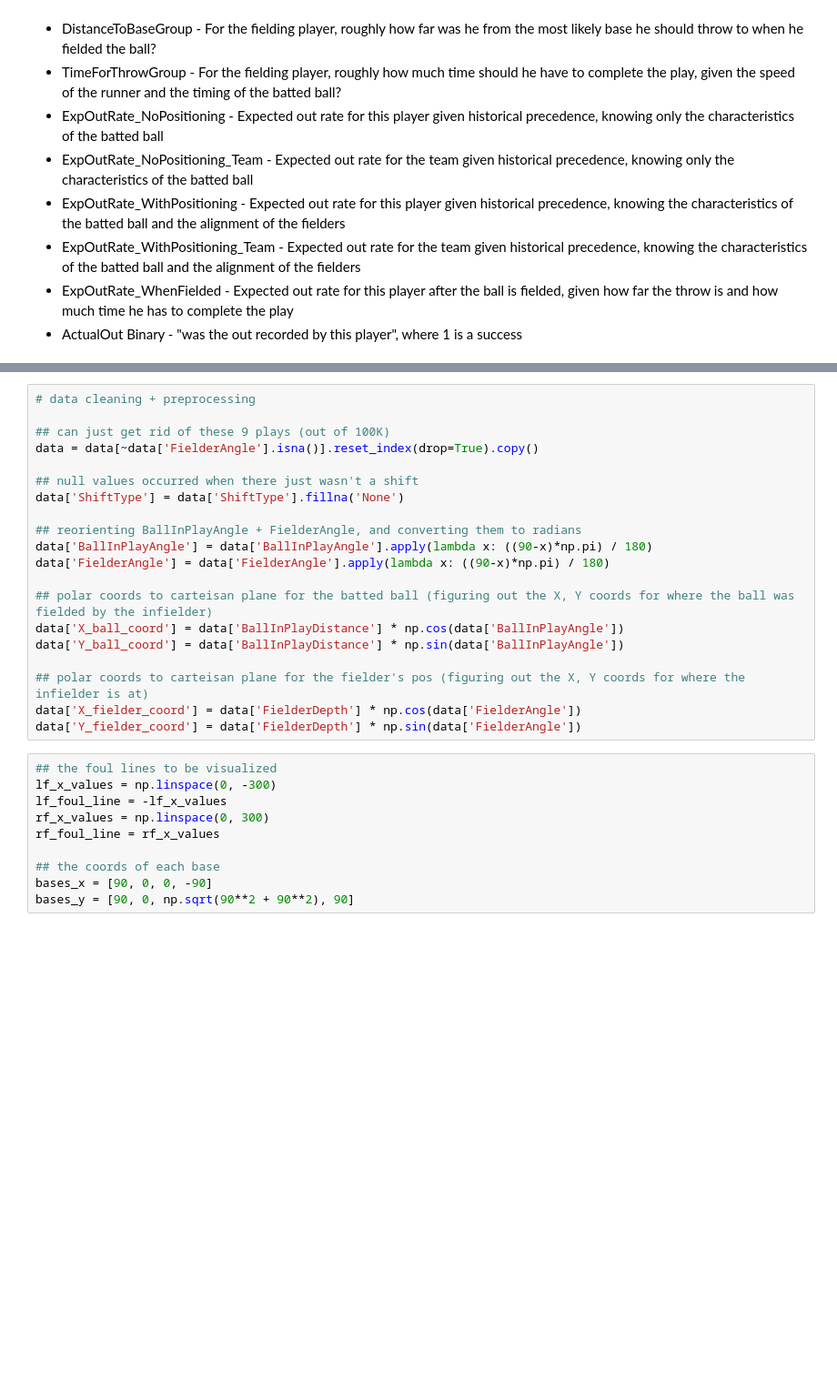
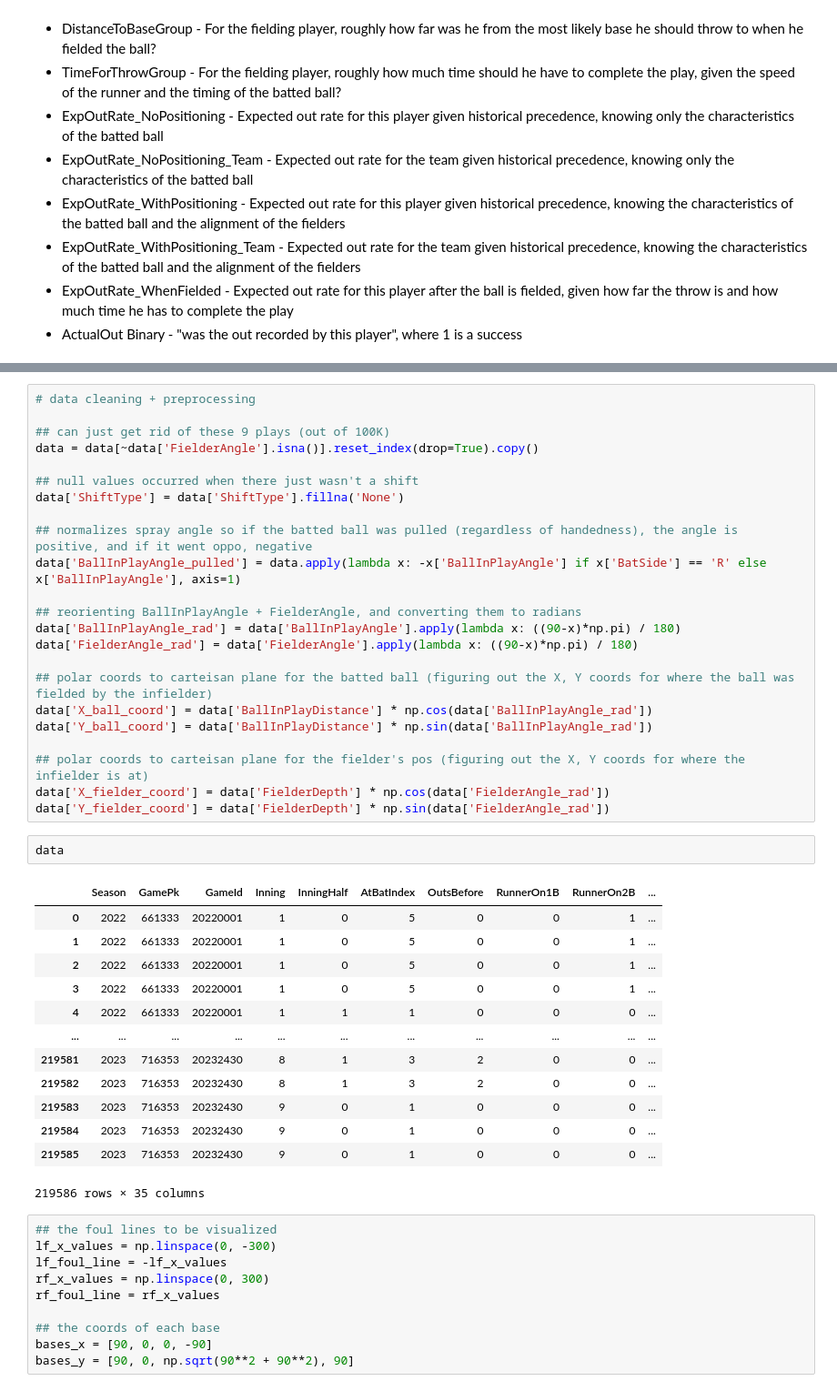
Before and after one commit to d2osborn/OSUHackathon2026, a Jupyter notebook: eda.ipynb, the cells around one changed output, grey strips where cells are left out. Shown at 91% size. Cells and saved outputs as stored; diff of their text form; blank space fills up the shorter version.

```diff
--- a/eda.ipynb
+++ b/eda.ipynb
@@ -126,17 +158,36 @@ data = data[~data['FielderAngle'].isna()].reset_index(drop=True).copy()
 ## null values occurred when there just wasn't a shift
 data['ShiftType'] = data['ShiftType'].fillna('None')
 
+## normalizes spray angle so if the batted ball was pulled (regardless of handedness), the angle is positive, and if it went oppo, negative
+data['BallInPlayAngle_pulled'] = data.apply(lambda x: -x['BallInPlayAngle'] if x['BatSide'] == 'R' else x['BallInPlayAngle'], axis=1)
+
 ## reorienting BallInPlayAngle + FielderAngle, and converting them to radians
-data['BallInPlayAngle'] = data['BallInPlayAngle'].apply(lambda x: ((90-x)*np.pi) / 180)
-data['FielderAngle'] = data['FielderAngle'].apply(lambda x: ((90-x)*np.pi) / 180)
+data['BallInPlayAngle_rad'] = data['BallInPlayAngle'].apply(lambda x: ((90-x)*np.pi) / 180)
+data['FielderAngle_rad'] = data['FielderAngle'].apply(lambda x: ((90-x)*np.pi) / 180)
 
 ## polar coords to carteisan plane for the batted ball (figuring out the X, Y coords for where the ball was fielded by the infielder)
-data['X_ball_coord'] = data['BallInPlayDistance'] * np.cos(data['BallInPlayAngle'])
-data['Y_ball_coord'] = data['BallInPlayDistance'] * np.sin(data['BallInPlayAngle'])
+data['X_ball_coord'] = data['BallInPlayDistance'] * np.cos(data['BallInPlayAngle_rad'])
+data['Y_ball_coord'] = data['BallInPlayDistance'] * np.sin(data['BallInPlayAngle_rad'])
 
 ## polar coords to carteisan plane for the fielder's pos (figuring out the X, Y coords for where the infielder is at)
-data['X_fielder_coord'] = data['FielderDepth'] * np.cos(data['FielderAngle'])
-data['Y_fielder_coord'] = data['FielderDepth'] * np.sin(data['FielderAngle'])
+data['X_fielder_coord'] = data['FielderDepth'] * np.cos(data['FielderAngle_rad'])
+data['Y_fielder_coord'] = data['FielderDepth'] * np.sin(data['FielderAngle_rad'])
+# %%
+data
+# %% [output]
+|  | Season | GamePk | GameId | Inning | InningHalf | AtBatIndex | OutsBefore | RunnerOn1B | RunnerOn2B | ... |
+| 0 | 2022 | 661333 | 20220001 | 1 | 0 | 5 | 0 | 0 | 1 | ... |
+| 1 | 2022 | 661333 | 20220001 | 1 | 0 | 5 | 0 | 0 | 1 | ... |
+| 2 | 2022 | 661333 | 20220001 | 1 | 0 | 5 | 0 | 0 | 1 | ... |
+| 3 | 2022 | 661333 | 20220001 | 1 | 0 | 5 | 0 | 0 | 1 | ... |
+| 4 | 2022 | 661333 | 20220001 | 1 | 1 | 1 | 0 | 0 | 0 | ... |
+| ... | ... | ... | ... | ... | ... | ... | ... | ... | ... | ... |
+| 219581 | 2023 | 716353 | 20232430 | 8 | 1 | 3 | 2 | 0 | 0 | ... |
+| 219582 | 2023 | 716353 | 20232430 | 8 | 1 | 3 | 2 | 0 | 0 | ... |
+| 219583 | 2023 | 716353 | 20232430 | 9 | 0 | 1 | 0 | 0 | 0 | ... |
+| 219584 | 2023 | 716353 | 20232430 | 9 | 0 | 1 | 0 | 0 | 0 | ... |
+| 219585 | 2023 | 716353 | 20232430 | 9 | 0 | 1 | 0 | 0 | 0 | ... |
+219586 rows × 35 columns
 # %%
 ## the foul lines to be visualized
 lf_x_values = np.linspace(0, -300)
```
Also changed, not shown: parts of 10 cells of this notebook, 5 other files.
